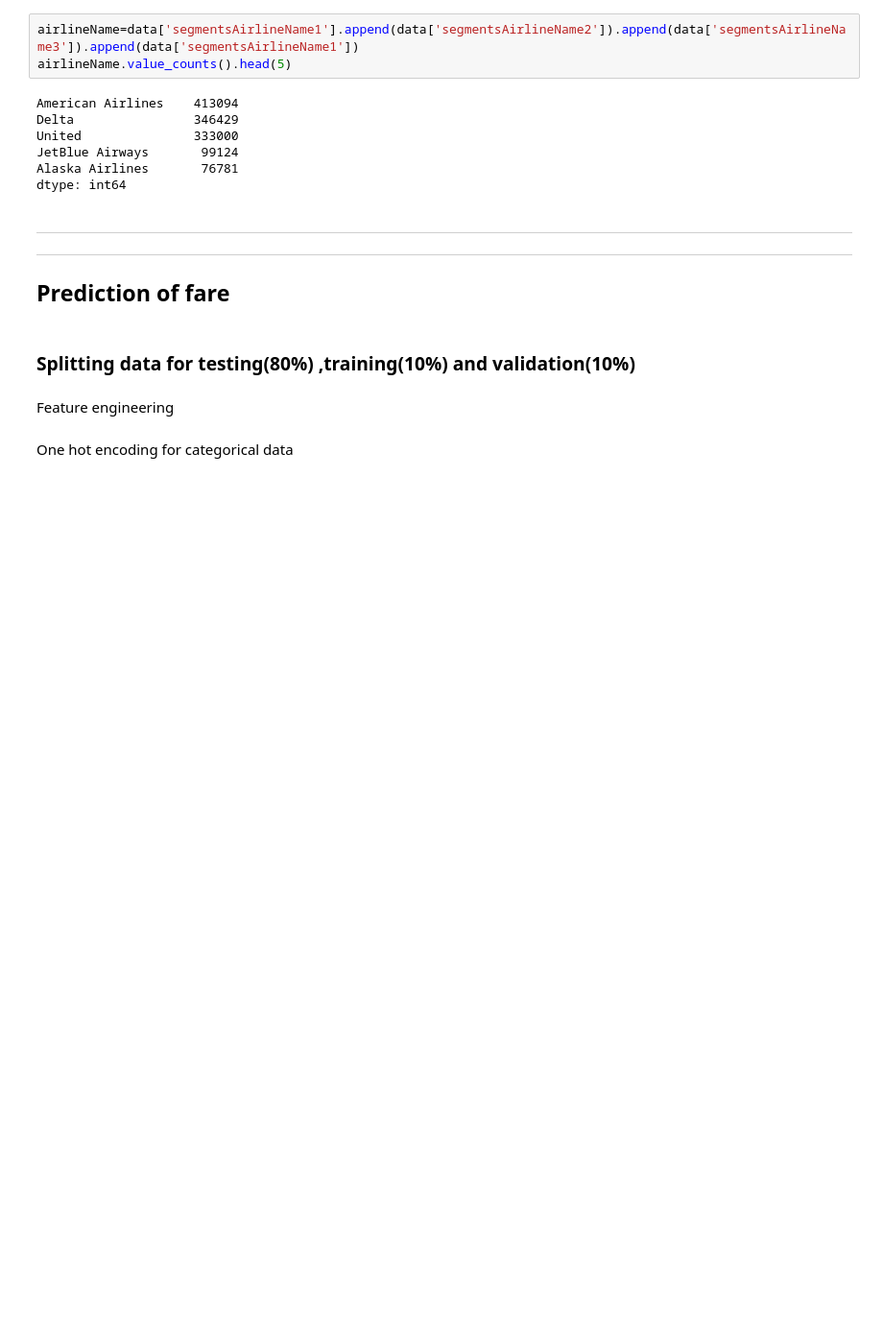
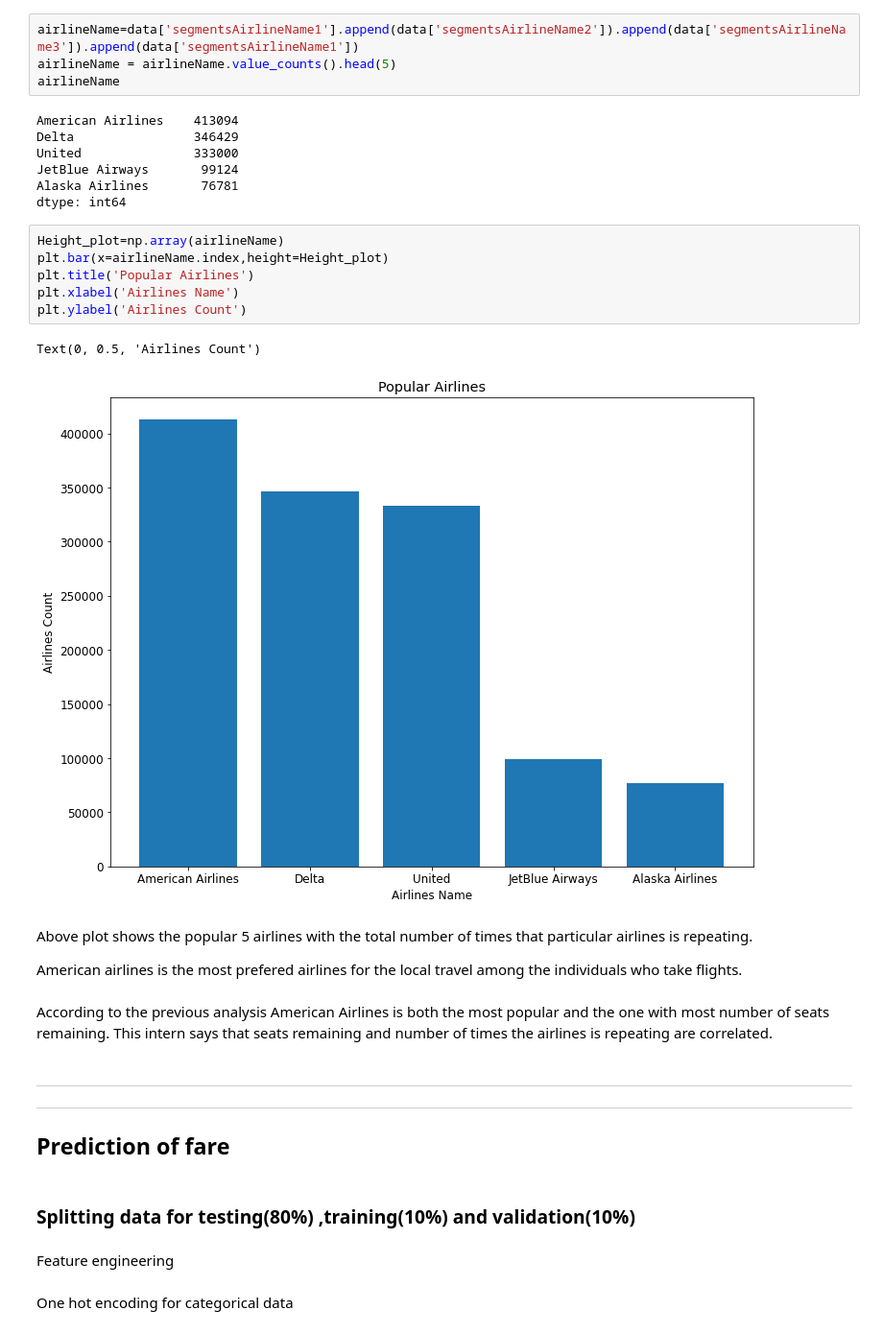
Before and after one commit to ChrisAlex2104/Data-and-Network-project, a Jupyter notebook: Final Project Notebook_v1.ipynb, the cells around one changed output. Shown: that part at 96% size. Drawn from its saved outputs; the diff is of its cells as text; blank space fills up the shorter version.

```diff
--- a/Final Project Notebook_v1.ipynb
+++ b/Final Project Notebook_v1.ipynb
@@ -418,6 +426,7 @@ print(dataSegment1.sort_values(by = 'seatsRemaining', ascending = False))
 # %%
 airlineName=data['segmentsAirlineName1'].append(data['segmentsAirlineName2']).append(data['segmentsAirlineName3']).append(data['segmentsAirlineName1'])
-airlineName.value_counts().head(5)
+airlineName = airlineName.value_counts().head(5)
+airlineName
 # %% [output]
 American Airlines    413094
 Delta                346429
@@ -425,6 +434,21 @@ United               333000
 JetBlue Airways       99124
 Alaska Airlines       76781
 dtype: int64
+# %%
+Height_plot=np.array(airlineName)
+plt.bar(x=airlineName.index,height=Height_plot)
+plt.title('Popular Airlines')
+plt.xlabel('Airlines Name')
+plt.ylabel('Airlines Count')
+# %% [output]
+Text(0, 0.5, 'Airlines Count')
+[figure, added]
+# %% [markdown]
+Above plot shows the popular 5 airlines with the total number of times that particular airlines is repeating.
+
+American airlines is the most prefered airlines for the local travel among the individuals who take flights.
+# %% [markdown]
+According to the previous analysis American Airlines is both the most popular and the one with most number of seats remaining. This intern says that seats remaining and number of times the airlines is repeating are correlated.
 # %% [markdown]
 <hr style="border: 5px solid #003262;" />
 <hr style="border: 1px solid #fdb515;" />
```
Also changed, not shown: parts of 5 cells of this notebook.
